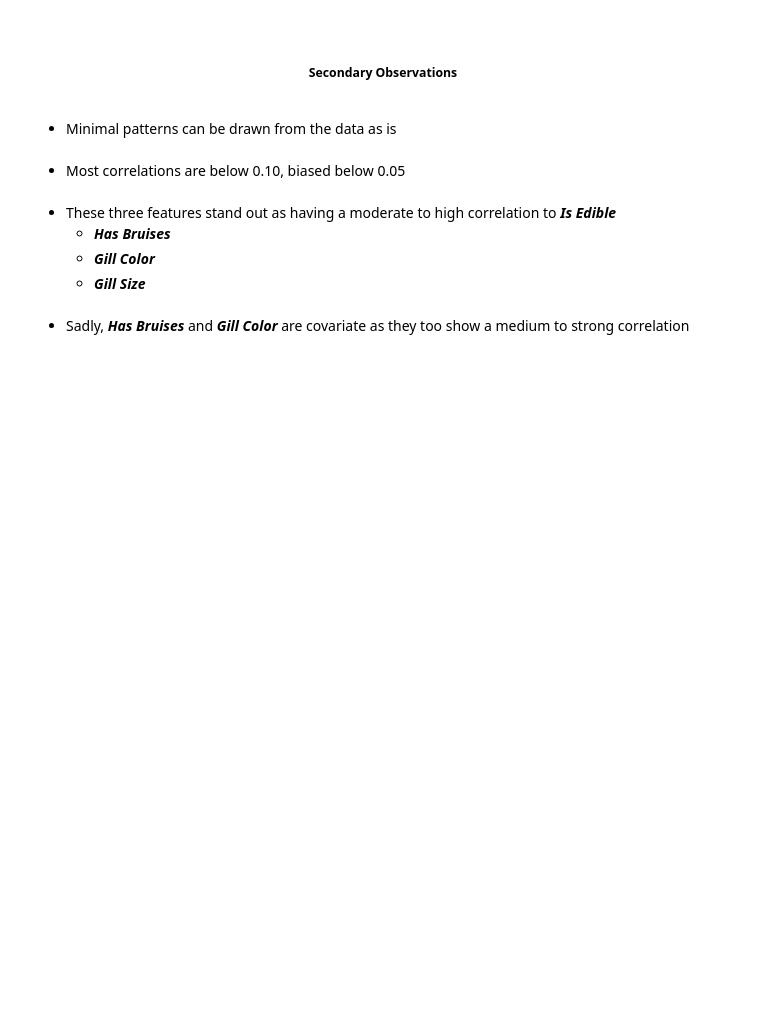
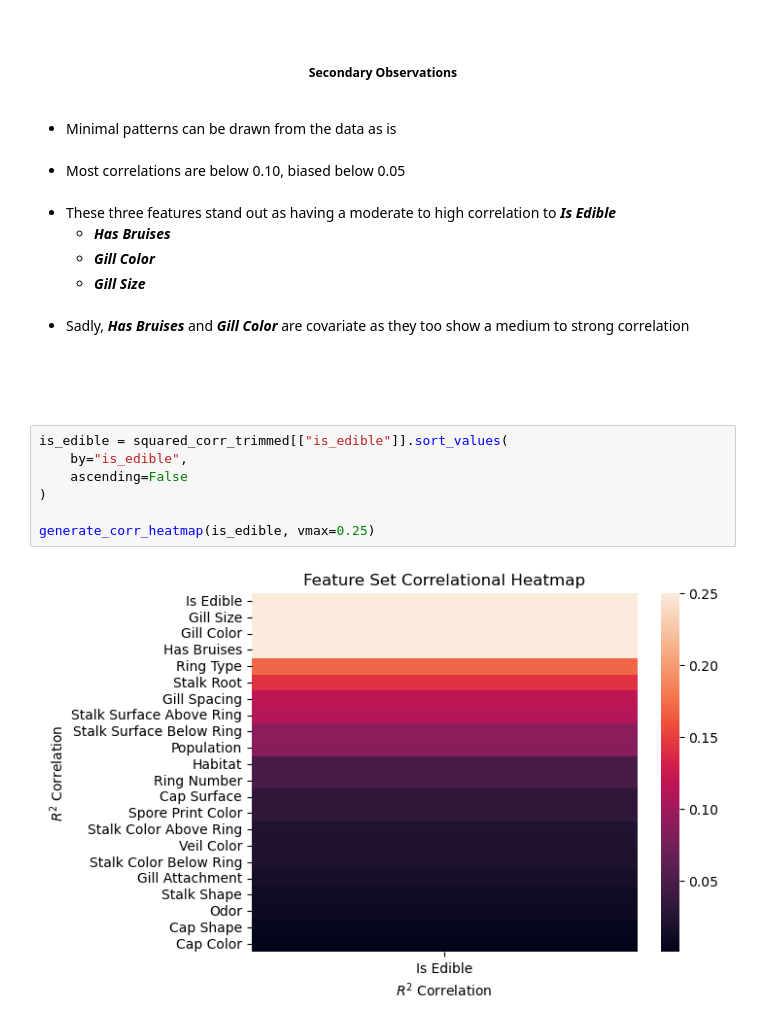
Before and after one commit to MondeAnna/posinous-mushrooms, a Jupyter notebook: notebook/mushrooms.ipynb, the cells around one changed output. Drawn from its saved outputs; the diff is of its cells as text; blank space fills up the shorter version.

Commit message:
feat (viz): corr heatmap -> isolate "Is Edible" feature

```diff
--- a/notebook/mushrooms.ipynb
+++ b/notebook/mushrooms.ipynb
@@ -490,3 +490,12 @@ generate_corr_heatmap(
 
 <br />
 <br />
+# %%
+is_edible = squared_corr_trimmed[["is_edible"]].sort_values(
+    by="is_edible",
+    ascending=False
+)
+
+generate_corr_heatmap(is_edible, vmax=0.25)
+# %% [output]
+[figure, added]
```
Also changed, not shown: parts of 1 cell of this notebook.
